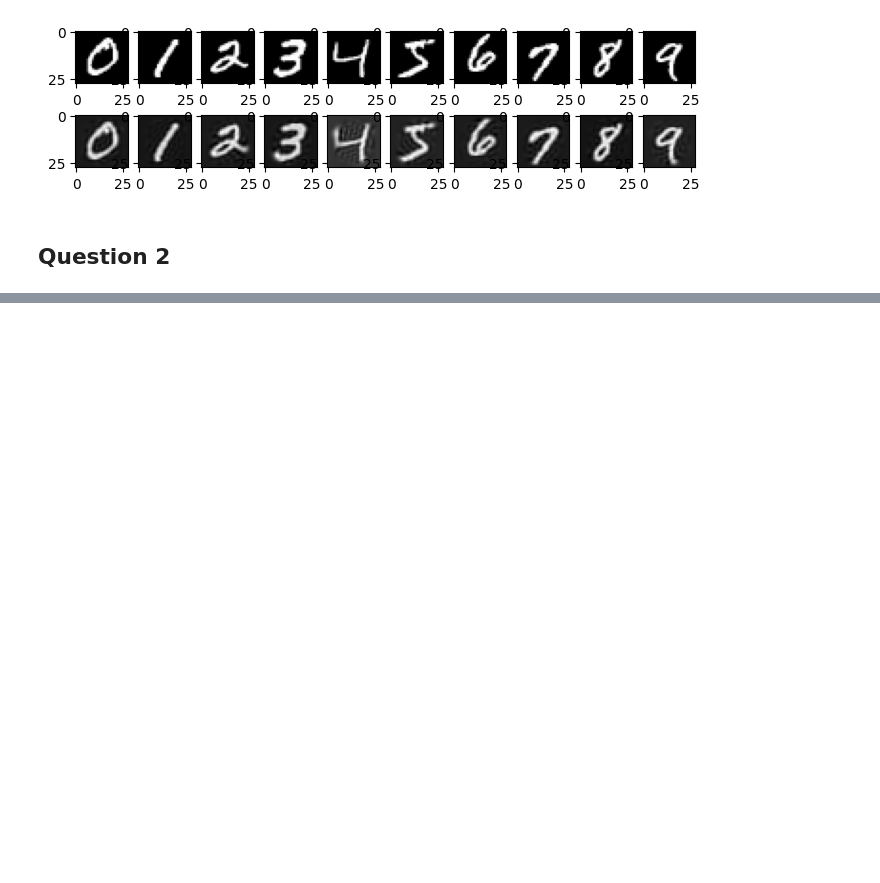
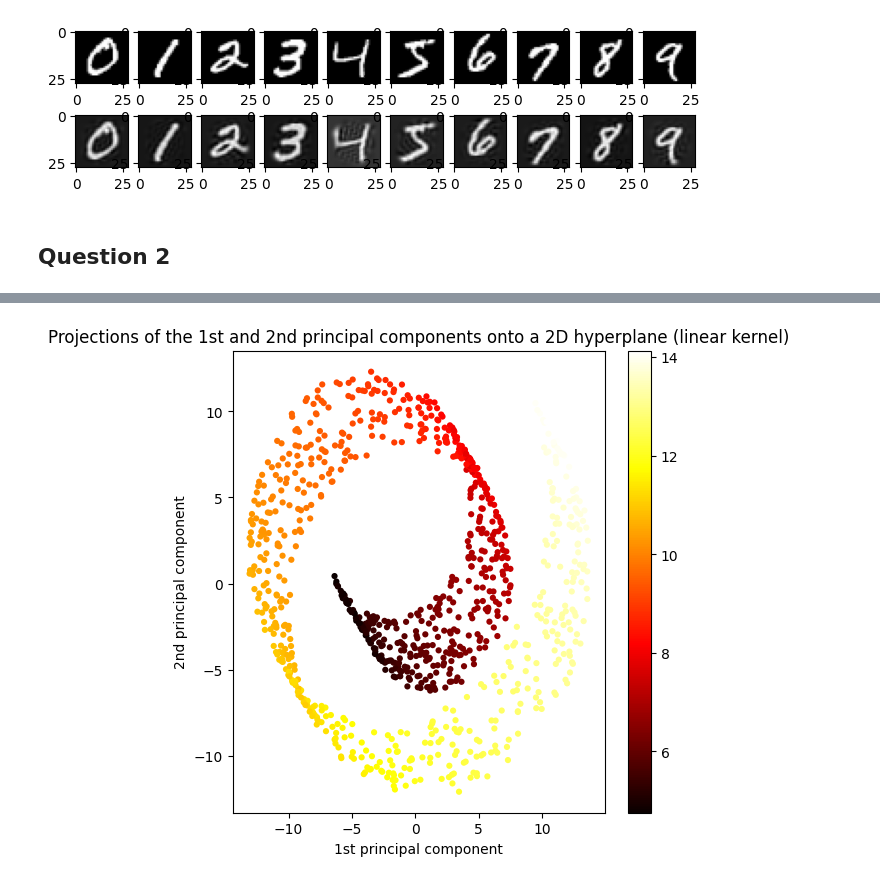
Before and after one commit to demoronator/COMP257, a Jupyter notebook: Assignment1.ipynb, the cells around one changed output, grey strips where cells are left out. Saved outputs shown, nothing was run; the diff lists cells and outputs as text; code cells hidden in the pictures; blank space fills up the shorter version.

```diff
--- a/Assignment1.ipynb
+++ b/Assignment1.ipynb
@@ -91,0 +121,13 @@ for i in range(0, 10):
+# %%
+# 4. Plot the projections of the 1st and 2nd principal components onto a 2D hyperplane.
+
+plt.figure(figsize=(6, 6))
+plt.scatter(pca_lin.transform(X)[:, 0], pca_lin.transform(X)[:, 1],
+            c=y, edgecolor='none', s=20, cmap='hot')
+plt.xlabel('1st principal component')
+plt.ylabel('2nd principal component')
+plt.title('Projections of the 1st and 2nd principal components onto a 2D hyperplane (linear kernel)')
+plt.colorbar()
+plt.show()
+# %% [output]
+[figure, added]
```
Also changed, not shown: parts of 9 cells of this notebook.
